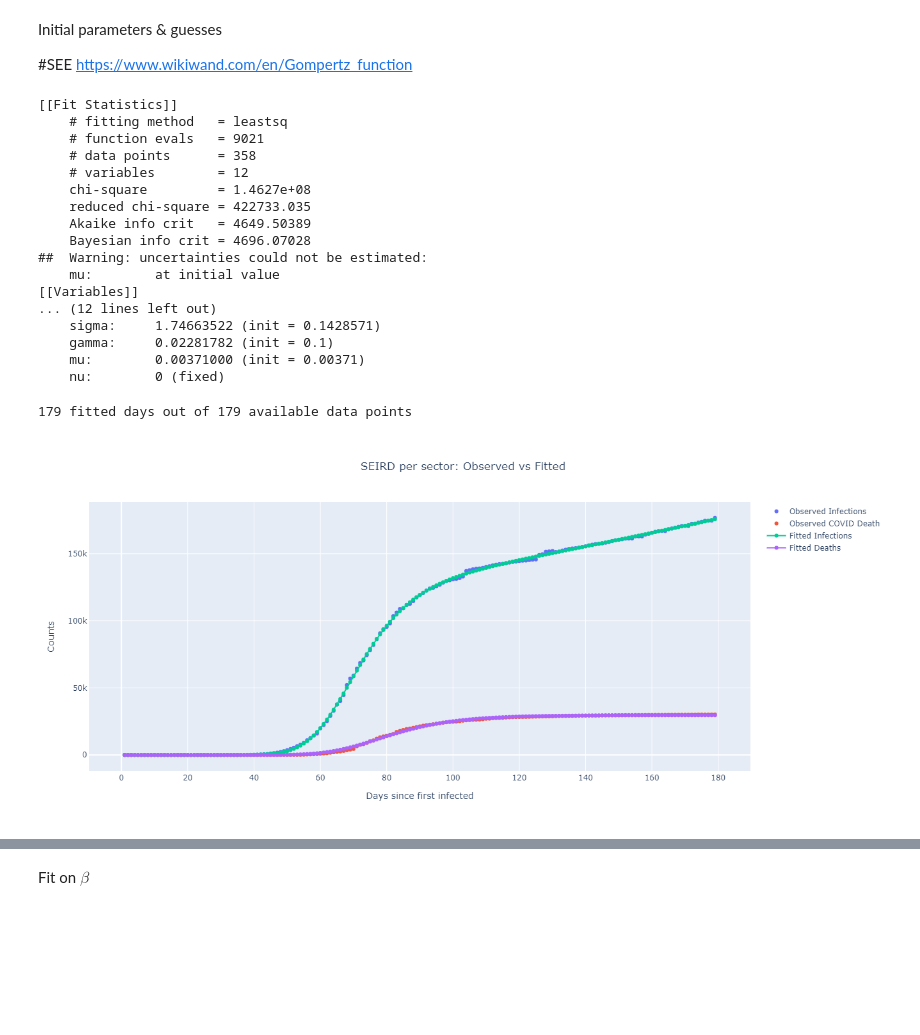
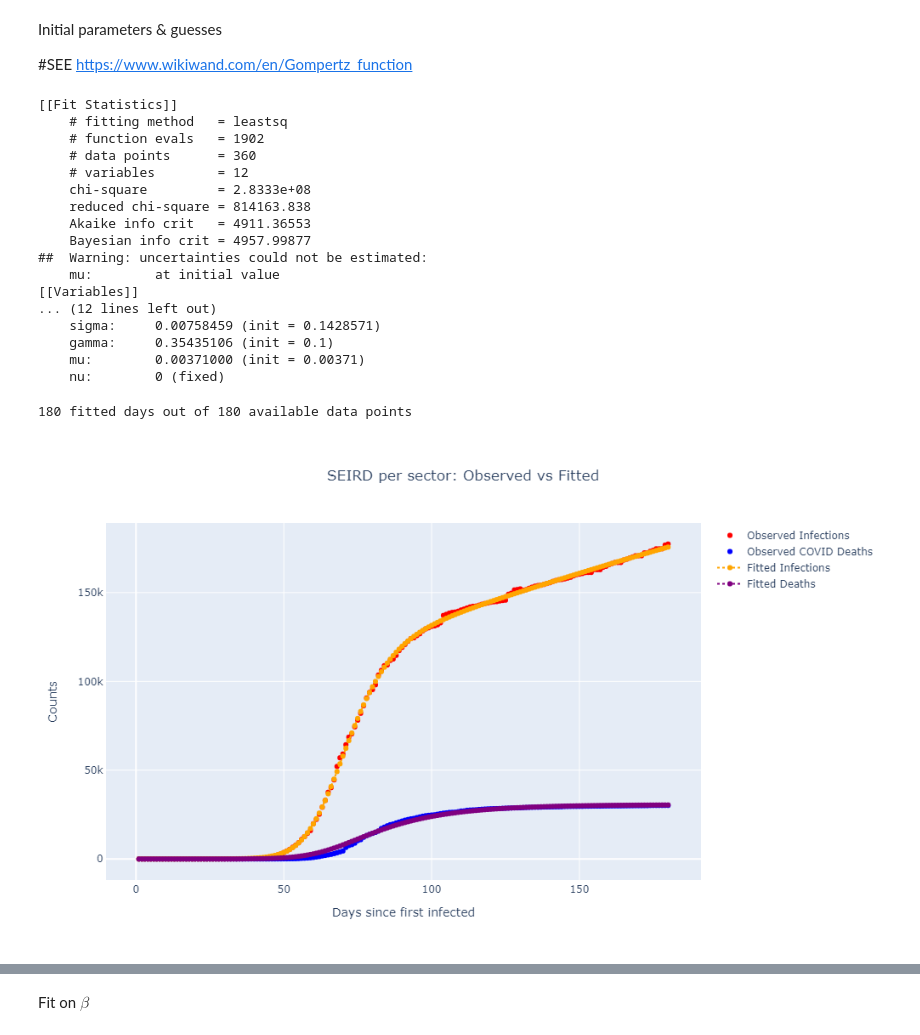
Before and after one commit to cepedus/COVID19-Risk-Mitigation, a Jupyter notebook: EPI_fitter.ipynb, the cells around one changed output, grey strips where cells are left out. Cells and saved outputs as stored; diff of their text form; code cells hidden in the pictures; blank space fills up the shorter version.

Commit message:
plots

```diff
--- a/EPI_fitter.ipynb
+++ b/EPI_fitter.ipynb
@@ -43,7 +43,7 @@ DATA_PATH = './data/clean/EPI'
 COUNTRY = 'France'
 DEATHS_FILE = 'total_deaths_10juillet2020.csv'
 # Display static (png) plots or interactive plotly (js) figures
-STATIC_PLOTS = False
+STATIC_PLOTS = True
 # %% [markdown]
 #### Data-getting functions
 # %%
@@ -502,7 +502,7 @@ def init_sectors(disease_params, sector_props, disease_vary=True):
         params.add(f'gammaa_{i}', value=1.0, min=0, max=10, vary=False)
         params.add(f'gammab_{i}', value=1.0, min=0, max=100, vary=False)
         params.add(f'muC_{i}', value=1, min=0, max=20, vary=True)
-        params.add(f'mua_{i}', value=0.24, min=0, max=2, vary=True)
+        params.add(f'mua_{i}', value=0.1, min=0, max=2, vary=True)
         params.add(f'mub_{i}', value=0, min=-100, max=100, vary=True)
 
     params.add('sigma', value=sigma, min=0, max=5.0, vary=disease_vary)
@@ -710,56 +710,56 @@ report_fit(result)
 # %% [output]
 [[Fit Statistics]]
     # fitting method   = leastsq
-    # function evals   = 9021
-    # data points      = 358
+    # function evals   = 1902
+    # data points      = 360
     # variables        = 12
-    chi-square         = 1.4627e+08
-    reduced chi-square = 422733.035
-    Akaike info crit   = 4649.50389
-    Bayesian info crit = 4696.07028
+    chi-square         = 2.8333e+08
+    reduced chi-square = 814163.838
+    Akaike info crit   = 4911.36553
+    Bayesian info crit = 4957.99877
 ##  Warning: uncertainties could not be estimated:
     mu:        at initial value
 [[Variables]]
 ... (12 lines left out)
-    sigma:     1.74663522 (init = 0.1428571)
-    gamma:     0.02281782 (init = 0.1)
+    sigma:     0.00758459 (init = 0.1428571)
+    gamma:     0.35435106 (init = 0.1)
     mu:        0.00371000 (init = 0.00371)
     nu:        0 (fixed)
 # %%
 print(f'{days} fitted days out of {days+out_days} available data points')
 
 final = data + result.residual.reshape(data.shape)
 tspan_full = np.arange(1, days+out_days+1, 1)
 
 fig = go.Figure()
-fig.add_trace(go.Scatter(x=tspan_full, y=data[:, 0], mode='markers', name='Observed Infections', line = dict(dash='dot')))
+fig.add_trace(go.Scatter(x=tspan_full, y=data[:, 0], mode='markers', name='Observed Infections',line = dict(dash='dot', color='red')))
 # fig.add_trace(go.Scatter(x=tspan_full, y=data[:, 1], mode='markers', name='Observed Recovered', line = dict(dash='dot')))
-fig.add_trace(go.Scatter(x=tspan_full, y=data[:, 1], mode='markers', name='Observed COVID Deaths', line = dict(dash='dot')))
+fig.add_trace(go.Scatter(x=tspan_full, y=data[:, 1], mode='markers', name='Observed COVID Deaths', line = dict(dash='dot', color='blue')))
 # fig.add_trace(go.Scatter(x=tspan_full, y=data[:, 2], mode='markers', name='Observed Collateral Deaths', line = dict(dash='dot')))
-fig.add_trace(go.Scatter(x=tspan_full, y=final[:, 0], mode='lines+markers', name='Fitted Infections'))
+fig.add_trace(go.Scatter(x=tspan_full, y=final[:, 0], mode='lines+markers', name='Fitted Infections',line = dict(dash='dot', color='orange')))
 # fig.add_trace(go.Scatter(x=tspan_full, y=final[:, 1], mode='lines+markers', name='Fitted Recovered'))
-fig.add_trace(go.Scatter(x=tspan_full, y=final[:, 1], mode='lines+markers', name='Fitted Deaths'))
+fig.add_trace(go.Scatter(x=tspan_full, y=final[:, 1], mode='lines+markers', name='Fitted Deaths',line = dict(dash='dot', color='purple')))
 # fig.add_trace(go.Scatter(x=tspan_full, y=final[:, 2], mode='lines+markers', name='Fitted Collateral Deaths'))
 if out_days > 0:
     fig.add_trace(go.Scatter(x=tspan_full, y=data_full[:, 0], mode='markers', name='Observed Infections (Full)', line = dict(dash='dot')))
 #     fig.add_trace(go.Scatter(x=tspan_full, y=data_full[:, 1], mode='markers', name='Observed Recovered (Full)', line = dict(dash='dot')))
     fig.add_trace(go.Scatter(x=tspan_full, y=data_full[:, 1], mode='markers', name='Observed Deaths (Full)', line = dict(dash='dot')))
 #     fig.add_trace(go.Scatter(x=tspan_full, y=data_full[:, 2], mode='markers', name='Observed Collateral Deaths (Full)', line = dict(dash='dot')))
 
 fig.update_layout(title='SEIRD per sector: Observed vs Fitted',
                        xaxis_title='Days since first infected',
                        yaxis_title='Counts',
                        title_x=0.5,
                       width=1000, height=600
                      )
 if STATIC_PLOTS:
     img_bytes = fig.to_image(format="png")
     display(Image(img_bytes))
 else:
     fig.show()
 # %% [output]
-179 fitted days out of 179 available data points
+180 fitted days out of 180 available data points
-[figure, old version]
+[figure, new version]
 # %%
 show_rates(result)
 # %% [output]
```
Also changed, not shown: parts of 7 cells of this notebook, 2 other files.
